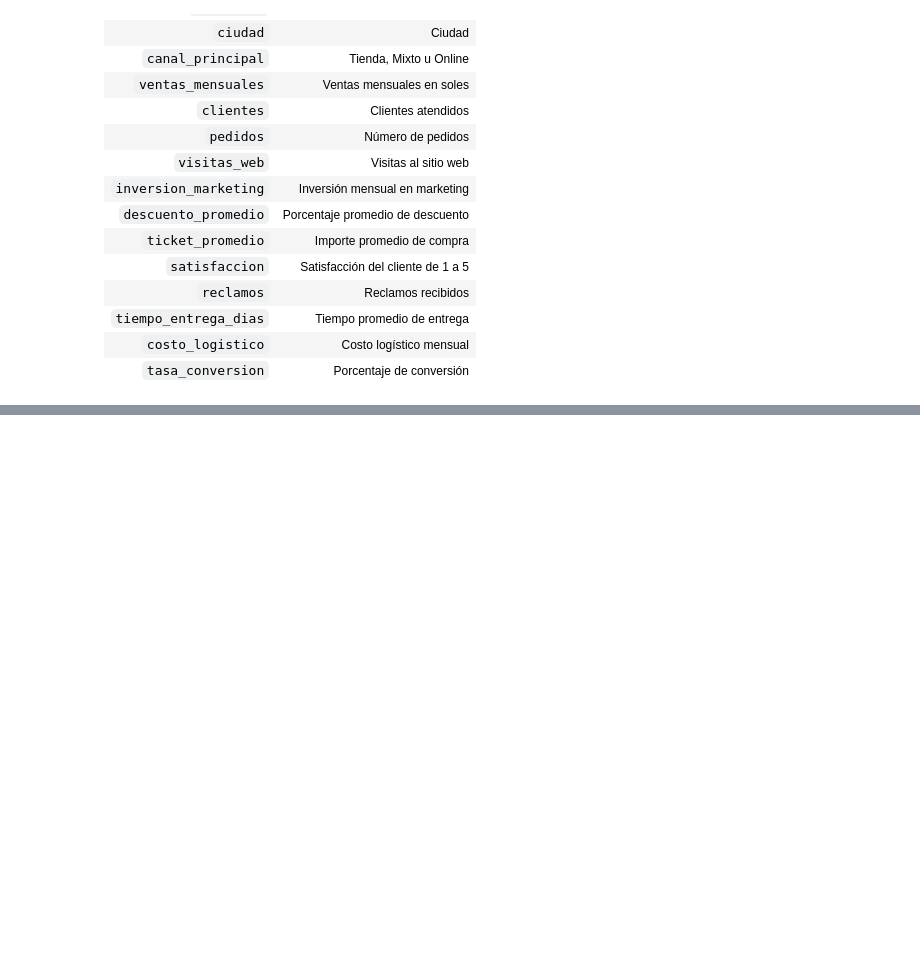
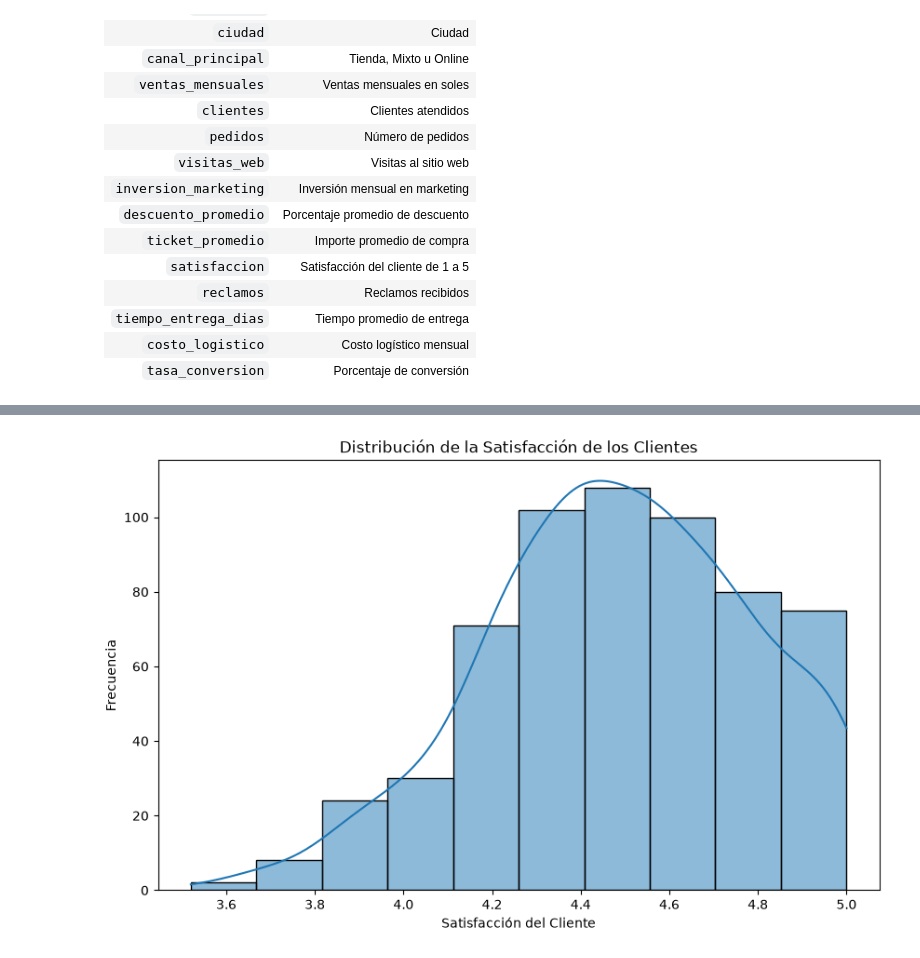
Before and after one commit to marlonleandro/curso-python-analisis, a Jupyter notebook: 15.Analisis_y_Visualizacion_Avanzada.ipynb, the cells around one changed output, grey strips where cells are left out. Saved outputs shown, nothing was run; the diff lists cells and outputs as text; code cells hidden in the pictures; blank space fills up the shorter version.

```diff
--- a/15.Analisis_y_Visualizacion_Avanzada.ipynb
+++ b/15.Analisis_y_Visualizacion_Avanzada.ipynb
@@ -138,0 +307,10 @@ tabla_correlaciones
+# %%
+## Distribución de la satisfacción de los clientes (histograma)
+plt.figure(figsize=(10, 6))
+sns.histplot(df['satisfaccion'], bins=10, kde=True)
+plt.xlabel('Satisfacción del Cliente')
+plt.ylabel('Frecuencia')
+plt.title('Distribución de la Satisfacción de los Clientes')
+plt.show()
+# %% [output]
+[figure, added]
```
Also changed, not shown: parts of 20 cells of this notebook, 1 other file.
